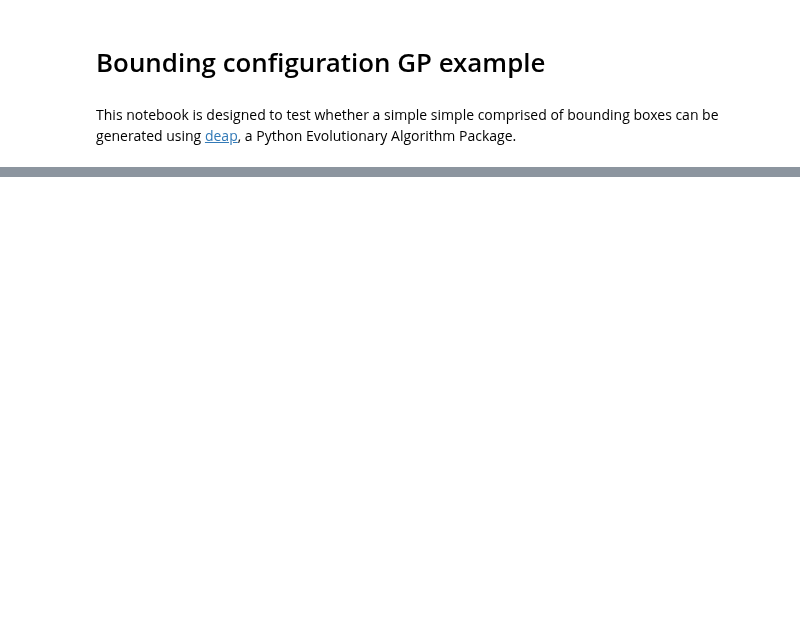
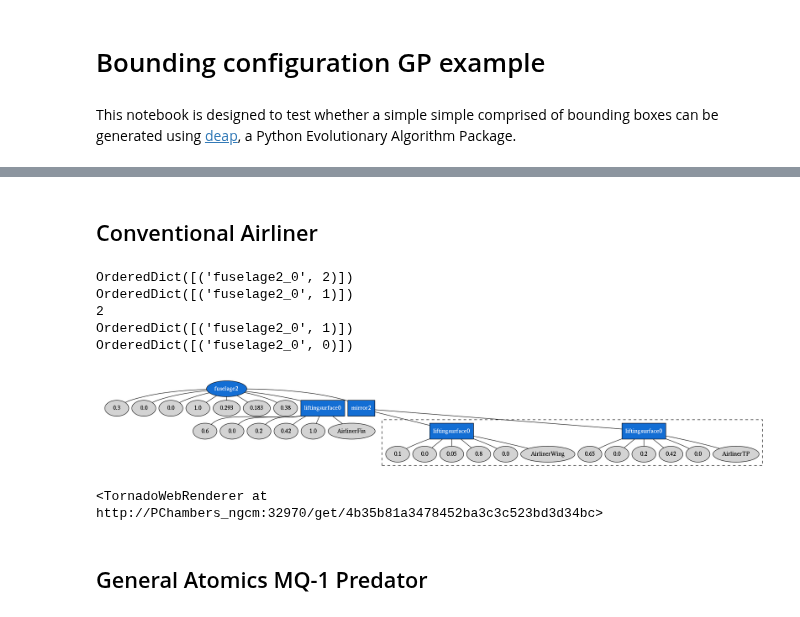
Before and after one commit to p-chambers/occ_airconics, a Jupyter notebook: examples/notebooks/gp_evolve_boxlayout.ipynb, the cells around one changed output, grey strips where cells are left out. Saved outputs shown, nothing was run; the diff lists cells and outputs as text; code cells hidden in the pictures; blank space fills up the shorter version.

```diff
--- a/examples/notebooks/gp_evolve_boxlayout.ipynb
+++ b/examples/notebooks/gp_evolve_boxlayout.ipynb
@@ -643,2 +142,31 @@ Image(dotgraph.create_png())
 # %%
 # dotgraph.write_pdf('/home/pchambers/Documents/PhD/Aviation2017/aviation_2017_paper/figure/gplayout_tree2.pdf')
+# %% [markdown]
+## Conventional Airliner
+# %%
+# The string method didn't work: let's do it manually:
+topo = Topology()
+
+expr_string = """fuselage2(0.3, 0., 0., 1., 0.293, 0.183, 0.38,
+            liftingsurface0(0.6, 0., 0.2, 0.42, 1.0, AirlinerFin) mirror2(
+                liftingsurface0(0.65, 0., 0.2, 0.42, 0., AirlinerTP), liftingsurface0( 0.1, 0., 0.05, 0.8, 0., AirlinerWing)))"""
+
+topo.from_string(expr_string)
+
+renderer = TornadoWebRenderer()
+
+topo.Display(renderer)
+
+display(Image(topo.pydot_graph().create_png()))
+
+renderer
+# %% [output]
+OrderedDict([('fuselage2_0', 2)])
+OrderedDict([('fuselage2_0', 1)])
+2
+OrderedDict([('fuselage2_0', 1)])
+OrderedDict([('fuselage2_0', 0)])
+[figure, added]
+<TornadoWebRenderer at http://PChambers_ngcm:32970/get/4b35b81a3478452ba3c3c523bd3d34bc>
+# %% [markdown]
+## General Atomics MQ-1 Predator
```
Also changed, not shown: parts of 11 cells of this notebook, 4 other files.
